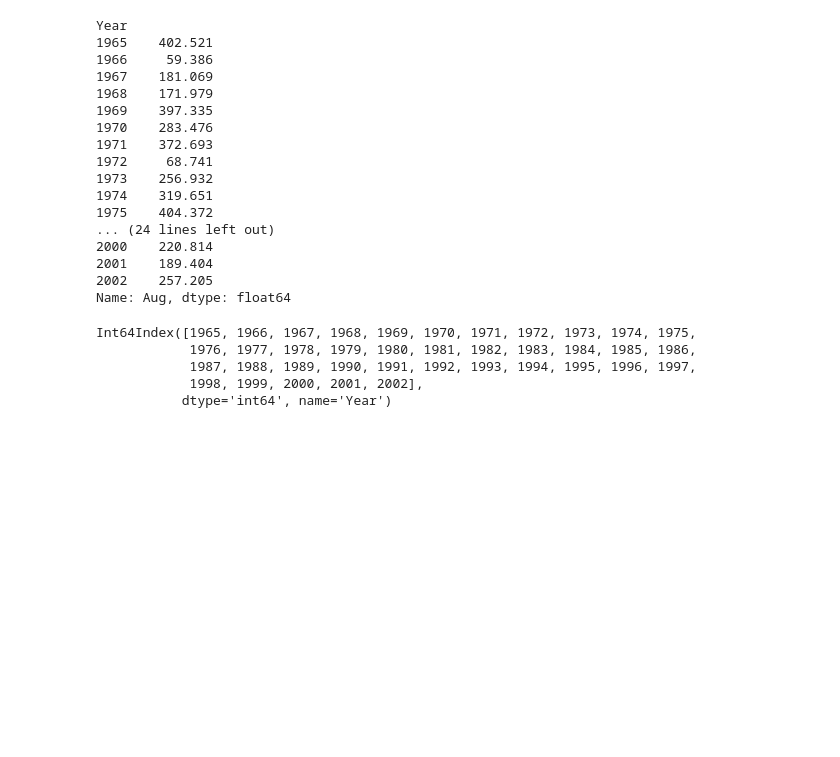
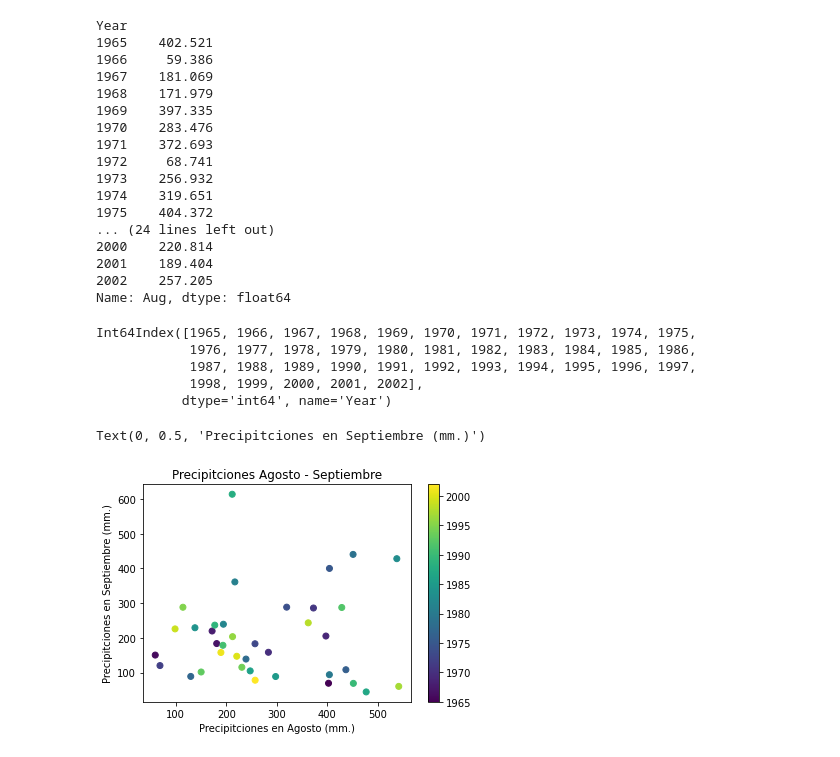
Before and after one commit to calosos/py_resumenes_codigos, a Jupyter notebook: Matplotlib.ipynb, the cells around one changed output. Drawn from its saved outputs; the diff is of its cells as text; code cells hidden in the pictures; blank space fills up the shorter version.

```diff
--- a/Matplotlib.ipynb
+++ b/Matplotlib.ipynb
@@ -191,3 +191,14 @@ Int64Index([1965, 1966, 1967, 1968, 1969, 1970, 1971, 1972, 1973, 1974, 1975,
             1987, 1988, 1989, 1990, 1991, 1992, 1993, 1994, 1995, 1996, 1997,
             1998, 1999, 2000, 2001, 2002],
            dtype='int64', name='Year')
+# %%
+#precipitaciones
+fig, ax =plt.subplots()
+maping_colors =ax.scatter(df_rains['Aug'], df_rains['Sep'], c = df_rains.index) #c=color
+fig.colorbar(maping_colors)
+ax.set_title('Precipitciones Agosto - Septiembre')
+ax.set_xlabel('Precipitciones en Agosto (mm.)')
+ax.set_ylabel('Precipitciones en Septiembre (mm.)')
+# %% [output]
+Text(0, 0.5, 'Precipitciones en Septiembre (mm.)')
+[figure, added]
```
Also changed, not shown: parts of 34 cells of this notebook.
